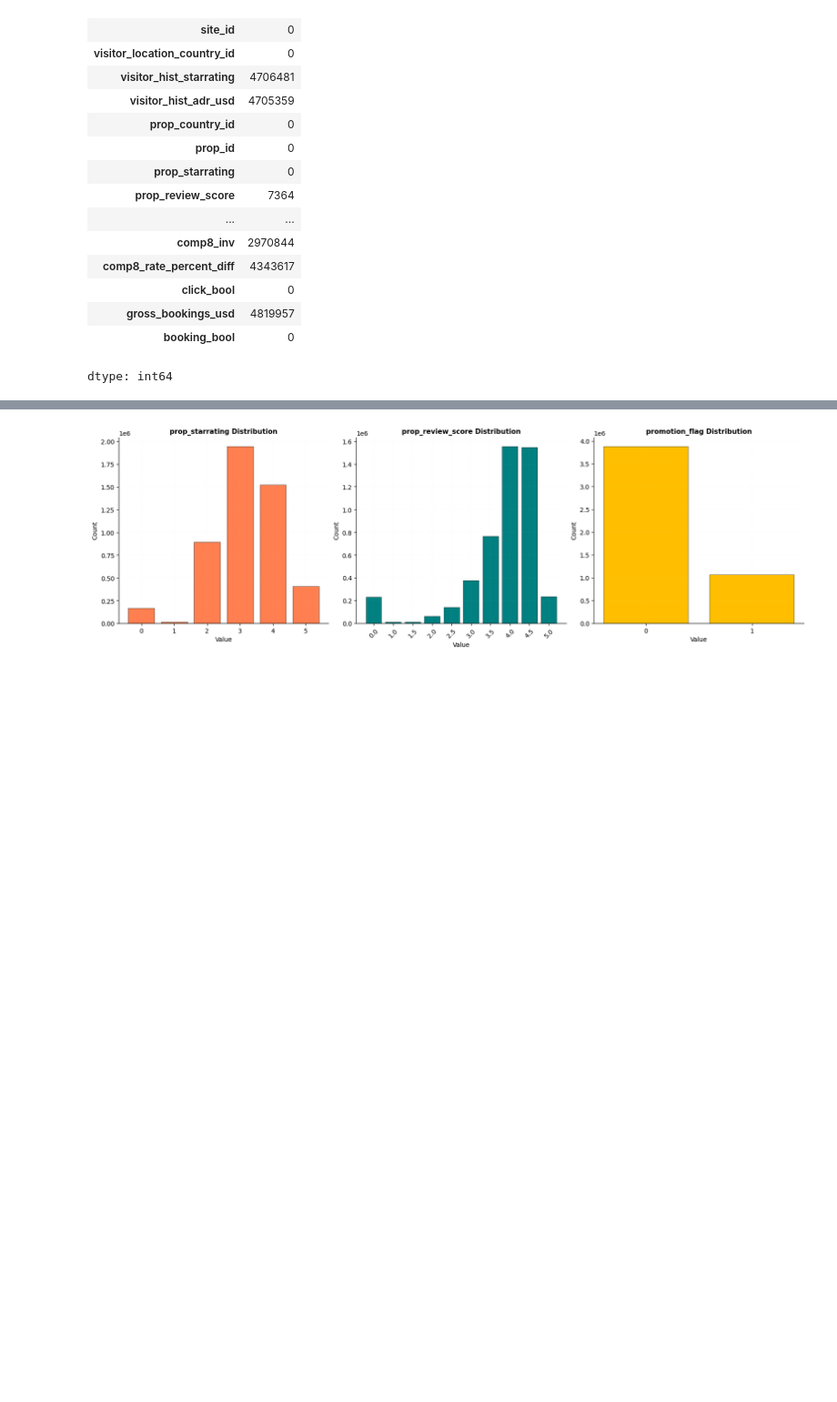
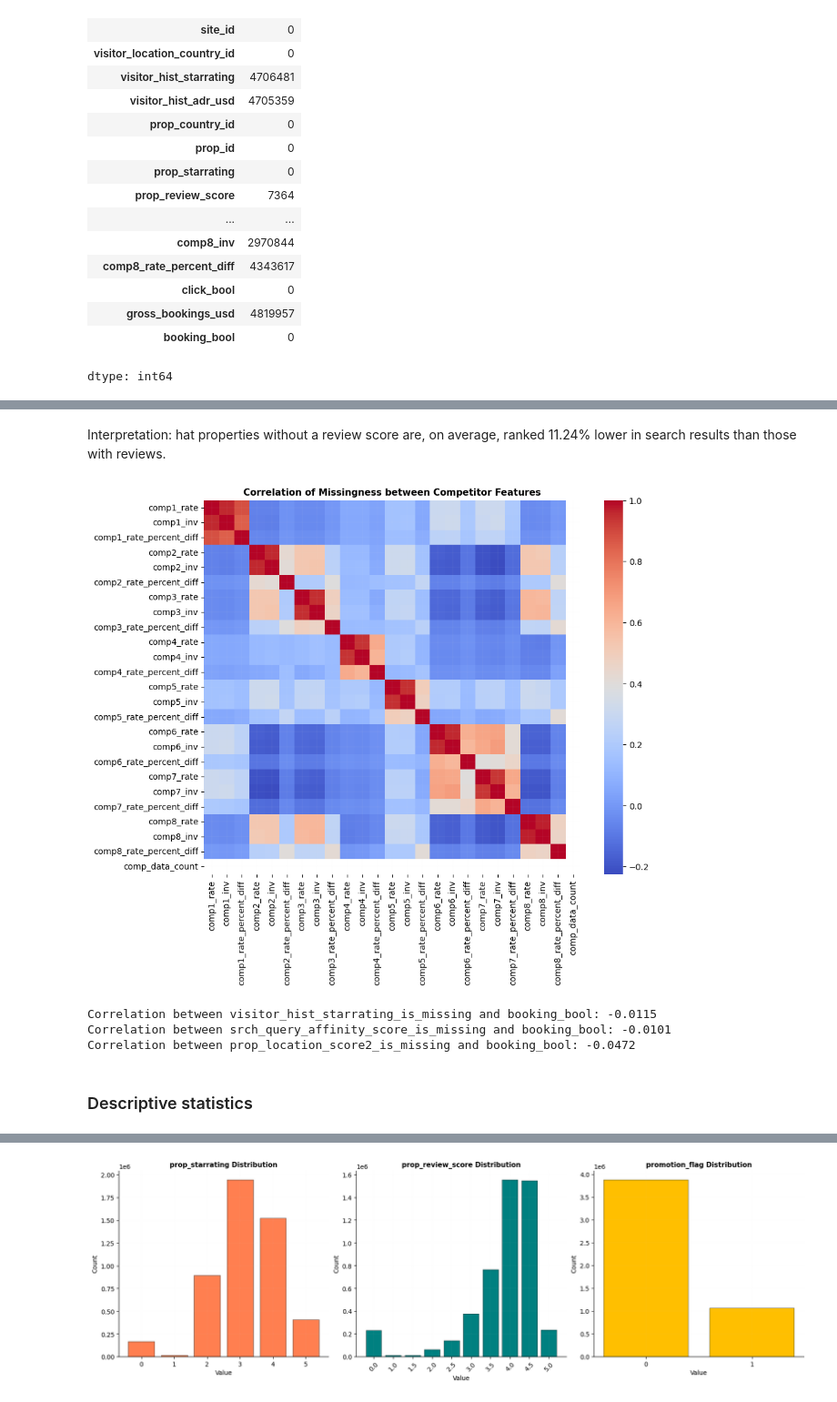
Before and after one commit to alicja-a-d/Data_Mining, a Jupyter notebook: A2/code/DMT_A2.ipynb, the cells around one changed output, grey strips where cells are left out. Shown at 91% size. Saved outputs shown, nothing was run; the diff lists cells and outputs as text; code cells hidden in the pictures; blank space fills up the shorter version.

```diff
--- a/A2/code/DMT_A2.ipynb
+++ b/A2/code/DMT_A2.ipynb
@@ -122,0 +201,14 @@ plt.show()
+# %%
+# 1. Calculate relative position per search session
+df['rel_position'] = df.groupby('srch_id')['position'].transform(
+    lambda x: (x - x.min()) / (x.max() - x.min()) if (x.max() - x.min()) != 0 else 0
+)
+
+# 2. Compare means
+comparison = df.groupby(df['prop_review_score'].isnull())['rel_position'].mean()
+print("Mean Relative Position (0 = Top, 1 = Bottom):")
+print(comparison)
+
+# 3. Significance Check (Delta)
+delta = comparison[True] - comparison[False]
+print(f"\nRanking Penalty for Missing Reviews: {delta:.4f}")
@@ -123,3 +223,28 @@ plt.show()
+# %% [markdown]
+Interpretation: hat properties without a review score are, on average, ranked 11.24% lower in search results than those with reviews.
+# %%
+# check if competitor columns are missing simultaneously
+comp_cols = [c for c in df.columns if 'comp' in c]
+plt.figure(figsize=(10, 8))
+sns.heatmap(df[comp_cols].isnull().corr(), annot=False, cmap='coolwarm')
+plt.title("Correlation of Missingness between Competitor Features")
+plt.show()
+# %% [output]
+[figure, added]
+# %%
+# List of highly sparse features from heatmap
+sparse_cols = ['visitor_hist_starrating', 'srch_query_affinity_score', 'prop_location_score2']
+
+for col in sparse_cols:
+    # Check if the missingness correlates with the booking_bool
+    correlation = df[col].isnull().corr(df['booking_bool'])
+    print(f"Correlation between {col}_is_missing and booking_bool: {correlation:.4f}")
+# %% [output]
+Correlation between visitor_hist_starrating_is_missing and booking_bool: -0.0115
+Correlation between srch_query_affinity_score_is_missing and booking_bool: -0.0101
+Correlation between prop_location_score2_is_missing and booking_bool: -0.0472
+# %% [markdown]
+### Descriptive statistics
 # %%
 # Select numeric columns for statistics
 numeric_cols = df.select_dtypes(include=[np.number]).columns
```
Also changed, not shown: parts of 18 cells of this notebook.
